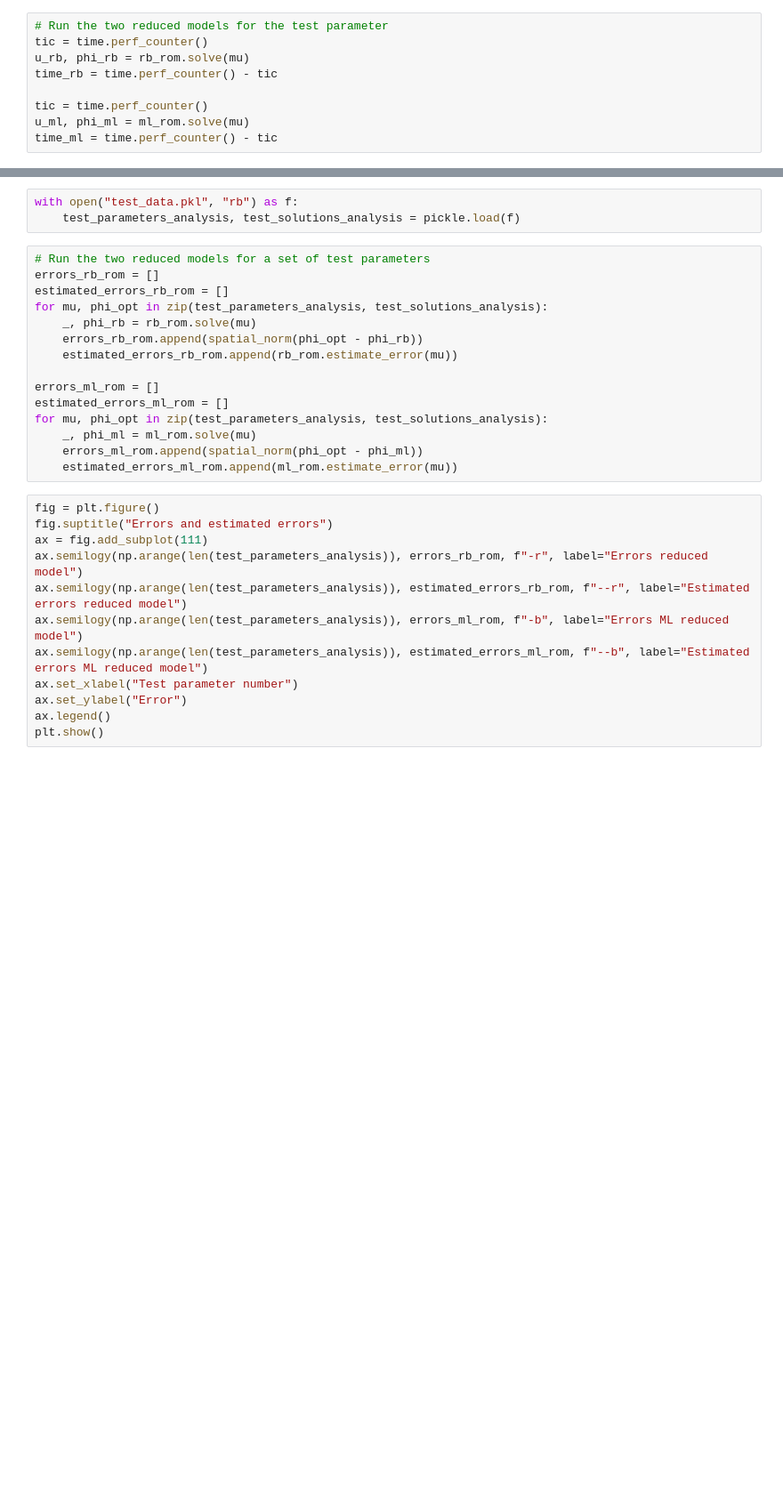
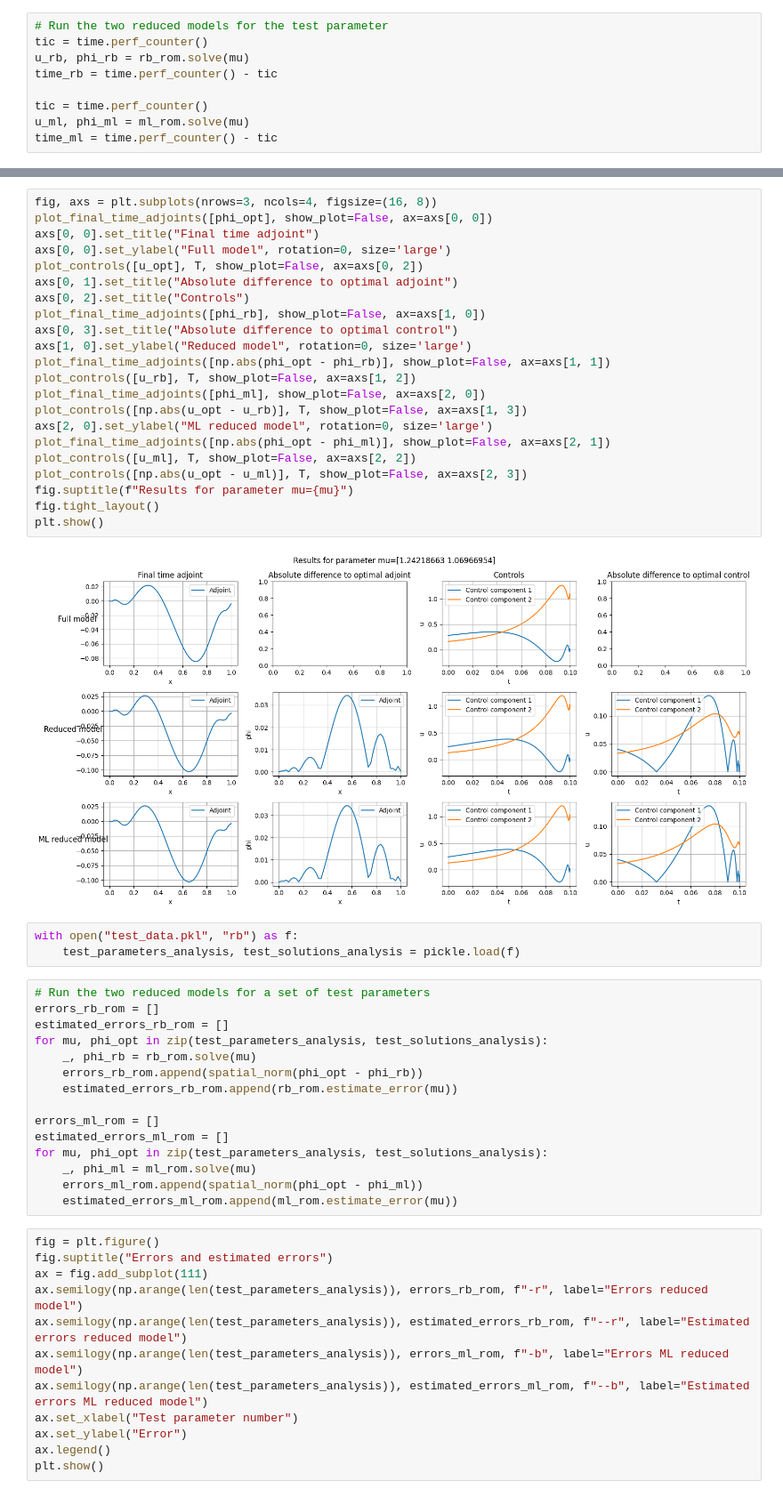
Before and after one commit to HenKlei/showcase-ml-control, a Jupyter notebook: notebooks/heat_equation.ipynb, the cells around one changed output, grey strips where cells are left out. Shown at 89% size. Saved outputs shown, nothing was run; the diff lists cells and outputs as text; blank space fills up the shorter version.

```diff
--- a/notebooks/heat_equation.ipynb
+++ b/notebooks/heat_equation.ipynb
@@ -116,3 +163,27 @@ print(f"Error in control: {temporal_norm(u_opt - u_ml)}")
+# %%
+fig, axs = plt.subplots(nrows=3, ncols=4, figsize=(16, 8))
+plot_final_time_adjoints([phi_opt], show_plot=False, ax=axs[0, 0])
+axs[0, 0].set_title("Final time adjoint")
+axs[0, 0].set_ylabel("Full model", rotation=0, size='large')
+plot_controls([u_opt], T, show_plot=False, ax=axs[0, 2])
+axs[0, 1].set_title("Absolute difference to optimal adjoint")
+axs[0, 2].set_title("Controls")
+plot_final_time_adjoints([phi_rb], show_plot=False, ax=axs[1, 0])
+axs[0, 3].set_title("Absolute difference to optimal control")
+axs[1, 0].set_ylabel("Reduced model", rotation=0, size='large')
+plot_final_time_adjoints([np.abs(phi_opt - phi_rb)], show_plot=False, ax=axs[1, 1])
+plot_controls([u_rb], T, show_plot=False, ax=axs[1, 2])
+plot_final_time_adjoints([phi_ml], show_plot=False, ax=axs[2, 0])
+plot_controls([np.abs(u_opt - u_rb)], T, show_plot=False, ax=axs[1, 3])
+axs[2, 0].set_ylabel("ML reduced model", rotation=0, size='large')
+plot_final_time_adjoints([np.abs(phi_opt - phi_ml)], show_plot=False, ax=axs[2, 1])
+plot_controls([u_ml], T, show_plot=False, ax=axs[2, 2])
+plot_controls([np.abs(u_opt - u_ml)], T, show_plot=False, ax=axs[2, 3])
+fig.suptitle(f"Results for parameter mu={mu}")
+fig.tight_layout()
+plt.show()
+# %% [output]
+[figure, added]
 # %%
 with open("test_data.pkl", "rb") as f:
     test_parameters_analysis, test_solutions_analysis = pickle.load(f)
```
Also changed, not shown: parts of 6 cells of this notebook.
